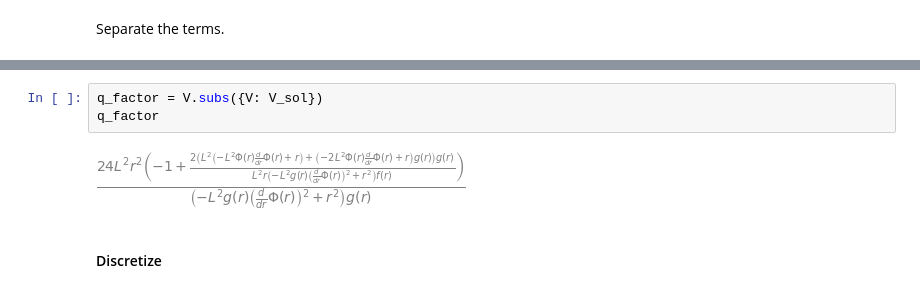
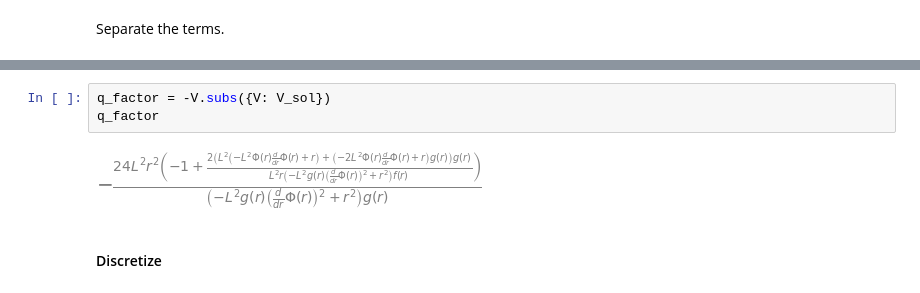
Before and after one commit to jchryssanthacopoulos/wormholes, a Jupyter notebook: negative_modes_analysis.ipynb, the cells around one changed output, grey strips where cells are left out. Drawn from its saved outputs; the diff is of its cells as text.

```diff
--- a/negative_modes_analysis.ipynb
+++ b/negative_modes_analysis.ipynb
@@ -130,8 +134,8 @@ dq_factor
 # %%
-q_factor = V.subs({V: V_sol})
+q_factor = -V.subs({V: V_sol})
 q_factor
 # %% [output]
-[figure, old version]
+[figure, new version]
 # %% [markdown]
 #### Discretize
 # %% [markdown]
```
Also changed, not shown: parts of 10 cells of this notebook.
